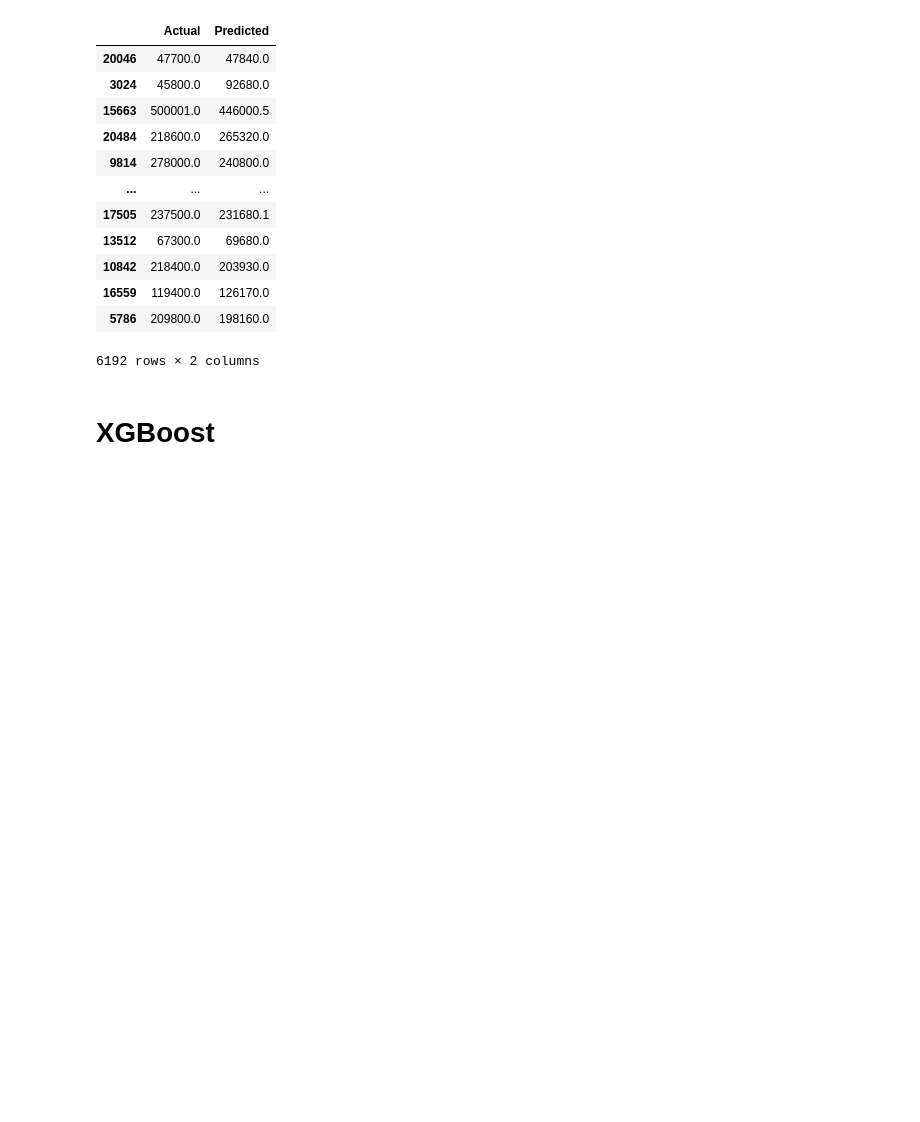
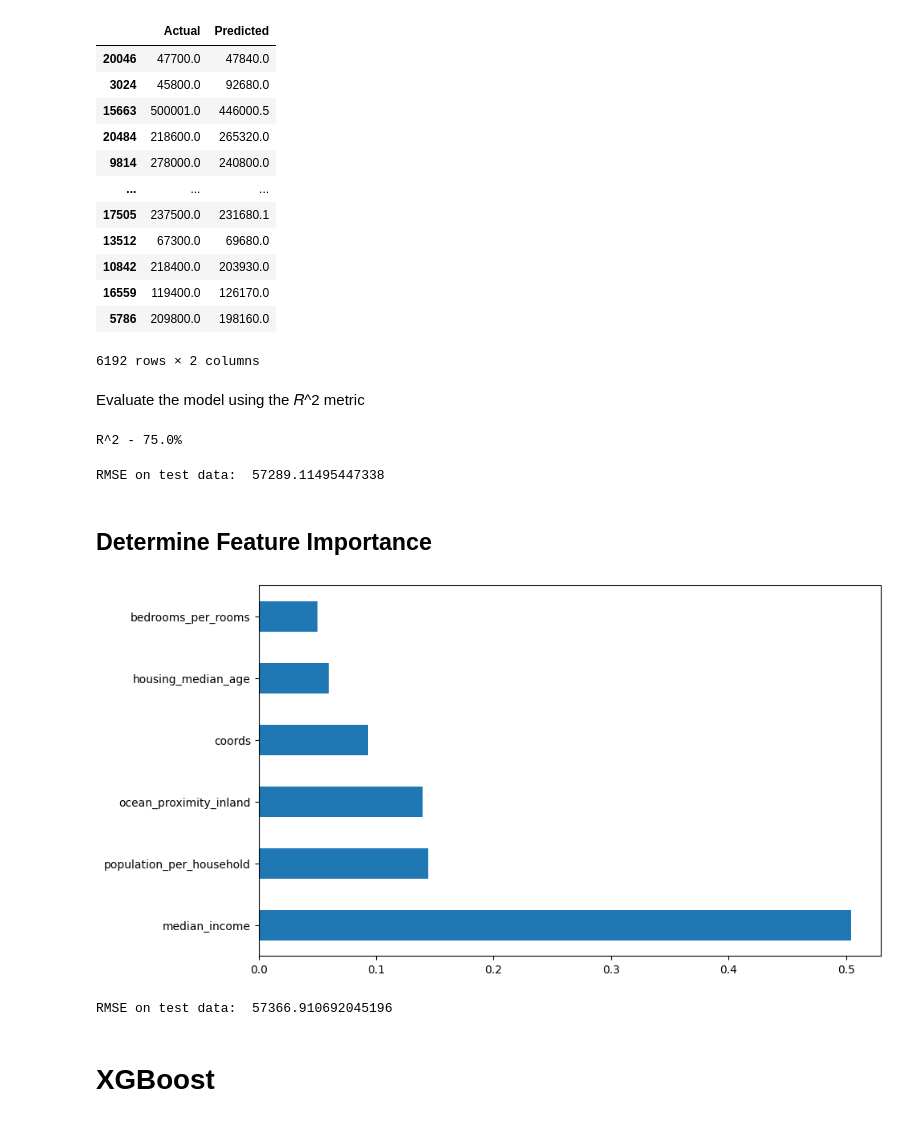
Before and after one commit to Arunika-Gamage/Predicting-House-Price, a Jupyter notebook: House_Price_Predictor.ipynb, the cells around one changed output. Drawn from its saved outputs; the diff is of its cells as text; code cells hidden in the pictures; blank space fills up the shorter version.

```diff
--- a/House_Price_Predictor.ipynb
+++ b/House_Price_Predictor.ipynb
@@ -483,3 +494,28 @@ rf_pred_test_df
 | 16559 | 119400.0 | 126170.0 |
 | 5786 | 209800.0 | 198160.0 |
 6192 rows × 2 columns
+# %% [markdown]
+Evaluate the model using the 𝑅^2 metric
+# %%
+# Determine accuracy uisng 𝑅^2
+score = r2_score(y_test, y_rf_pred_test)
+print("R^2 - {}%".format(round(score, 2) *100))
+# %% [output]
+R^2 - 75.0%
+# %%
+# Determine RMSE - Root Mean Squared Error on the test data
+print('RMSE on test data: ',  mean_squared_error(y_test, y_rf_pred_test)**(0.5))
+# %% [output]
+RMSE on test data:  57289.11495447338
+# %% [markdown]
+
+## Determine Feature Importance
+# %%
+# Random Forest algorithm gives you the ‘feature importance’ for all the variables in the data
+# plot the 6 most important features
+
+plt.figure(figsize=(10,6))
+feat_importances = pd.Series(rf_model.feature_importances_, index = x_train.columns)
+feat_importances.nlargest(6).plot(kind='barh');
+# %% [output]
+[figure, added]
@@ -486,3 +535,8 @@ rf_pred_test_df
+# %%
+# Root Mean Squared Error on the train and test data
+print('RMSE on test data: ',  mean_squared_error(y_test, predict_test_with_if)**(0.5))
+# %% [output]
+RMSE on test data:  57366.910692045196
 # %% [markdown]
 # XGBoost
 # %% [markdown]
```
Also changed, not shown: parts of 19 cells of this notebook.
